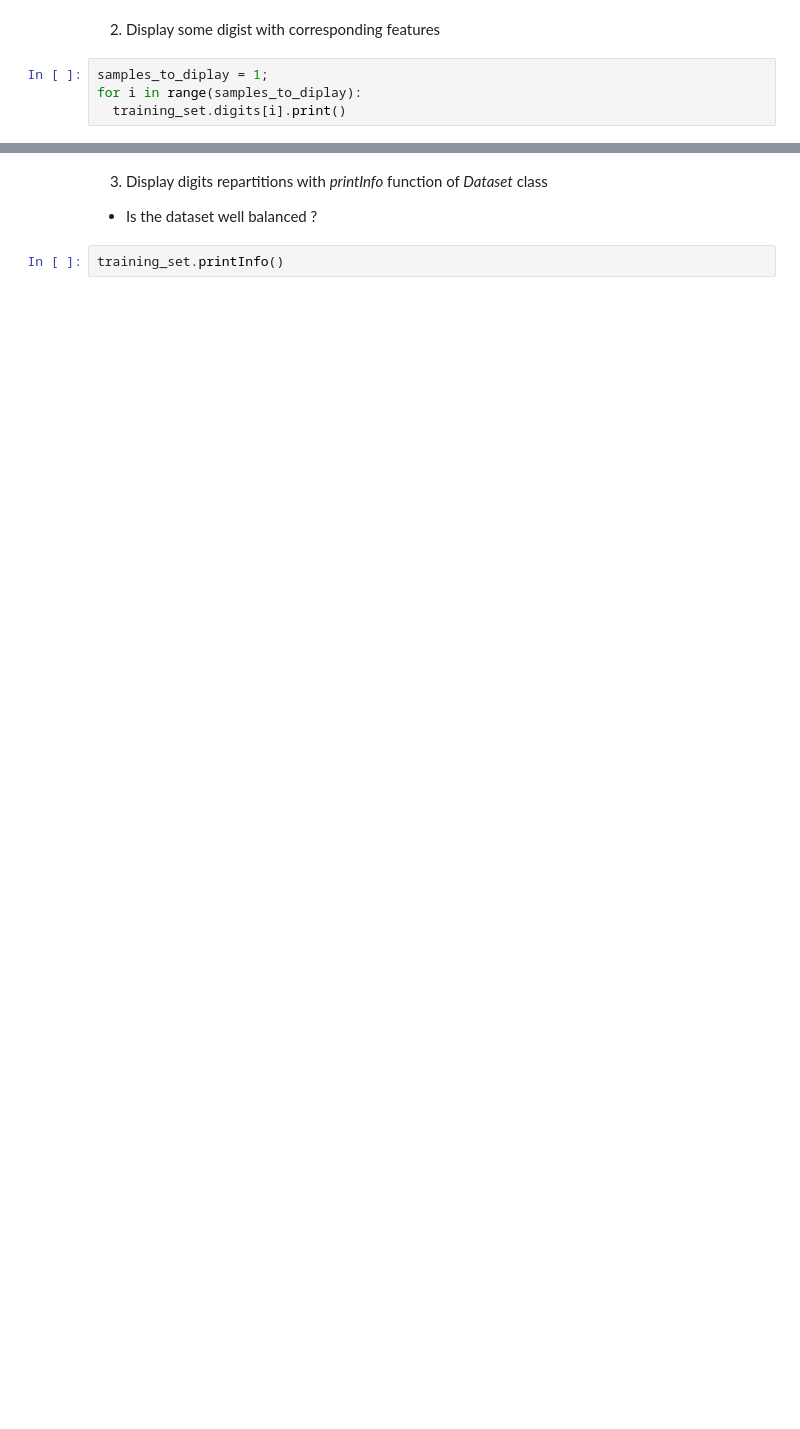
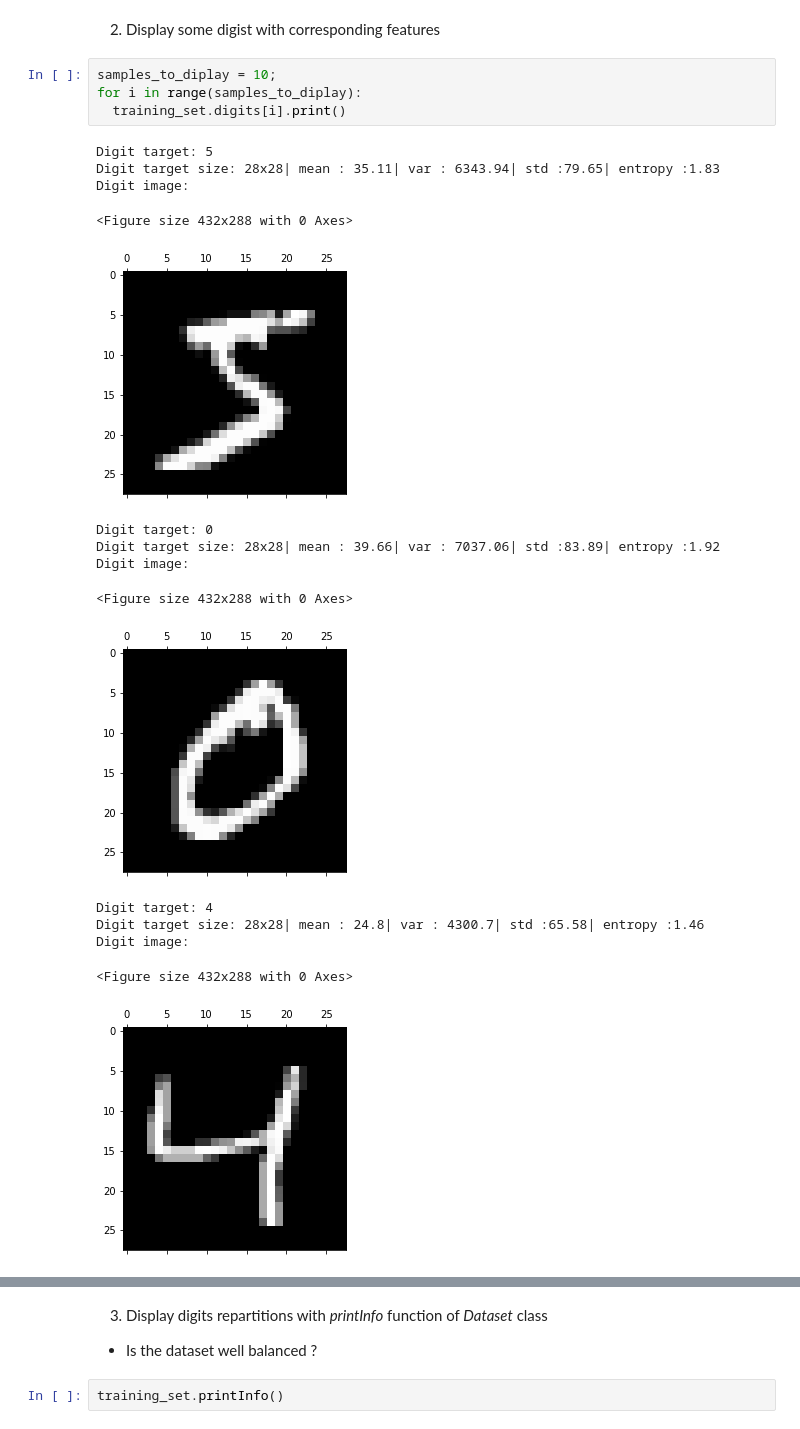
Before and after one commit to guilhAbreu/AI-LEARNING, a Jupyter notebook: TP3/TP3_DL_auto_encoders.ipynb, the cells around one changed output, grey strips where cells are left out. Drawn from its saved outputs; the diff is of its cells as text; blank space fills up the shorter version.

```diff
--- a/TP3/TP3_DL_auto_encoders.ipynb
+++ b/TP3/TP3_DL_auto_encoders.ipynb
@@ -185,6 +185,22 @@ training_set  = Dataset(mnist, samples)
 # %% [markdown]
 2.   Display some digist with corresponding features
 # %%
-samples_to_diplay = 1;
+samples_to_diplay = 10;
 for i in range(samples_to_diplay):
   training_set.digits[i].print()
+# %% [output]
+Digit target: 5
+Digit target size: 28x28| mean : 35.11| var : 6343.94| std :79.65| entropy :1.83
+Digit image:
+<Figure size 432x288 with 0 Axes>
+[figure, added]
+Digit target: 0
+Digit target size: 28x28| mean : 39.66| var : 7037.06| std :83.89| entropy :1.92
+Digit image:
+<Figure size 432x288 with 0 Axes>
+[figure, added]
+Digit target: 4
+Digit target size: 28x28| mean : 24.8| var : 4300.7| std :65.58| entropy :1.46
+Digit image:
+<Figure size 432x288 with 0 Axes>
+[figure, added]
```
Also changed, not shown: parts of 25 cells of this notebook, 23 other files.
